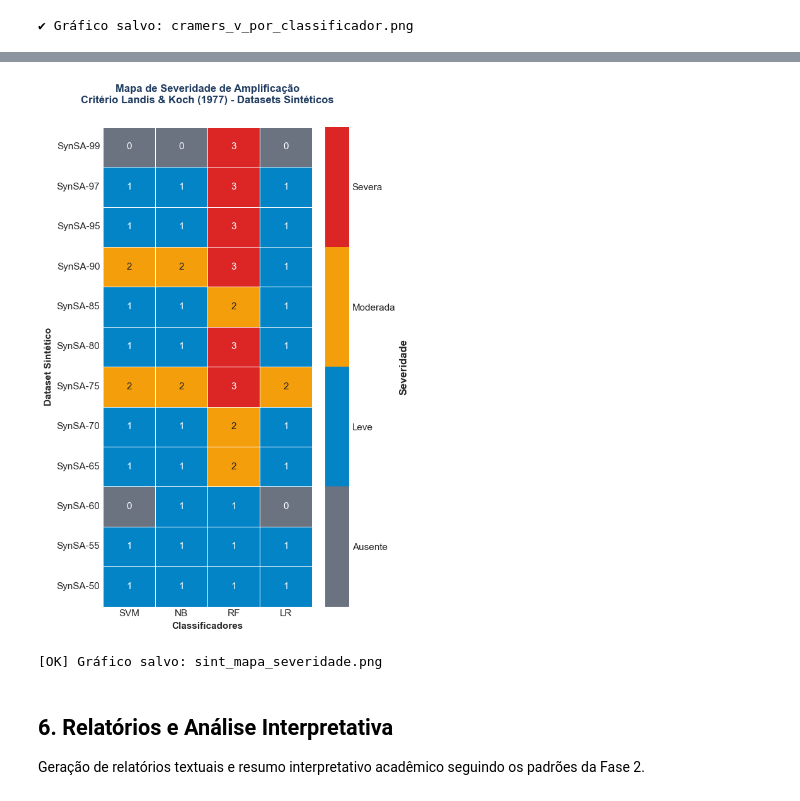
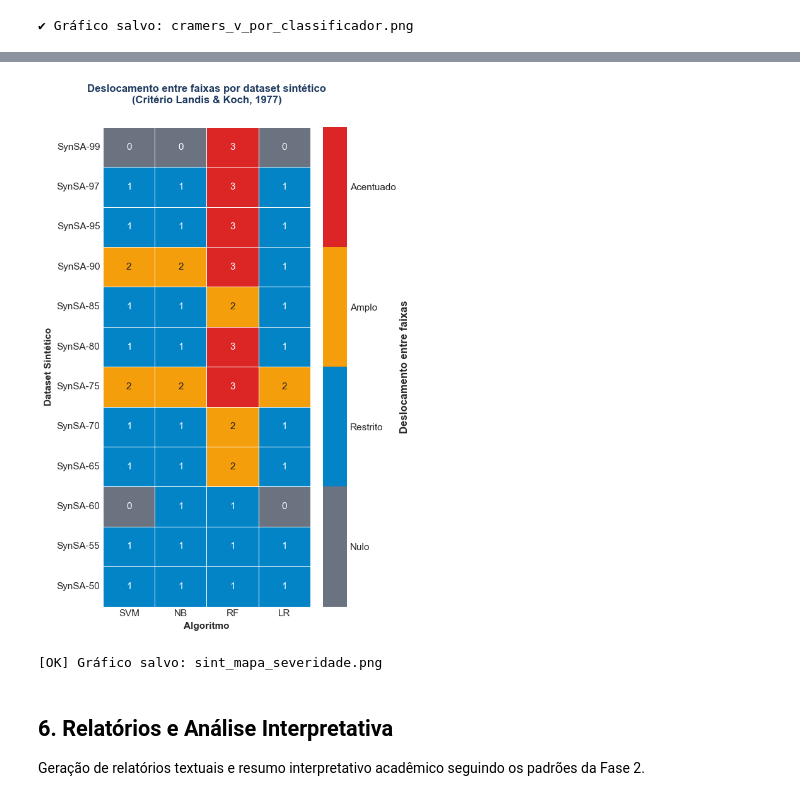
Before and after one commit to alexfeitosa72/MIVA, a Jupyter notebook: fase3_dados_sinteticos.ipynb, the cells around one changed output, grey strips where cells are left out. Cells and saved outputs as stored; diff of their text form; code cells hidden in the pictures.

```diff
--- a/fase3_dados_sinteticos.ipynb
+++ b/fase3_dados_sinteticos.ipynb
@@ -102,10 +102,10 @@ COR_NEUTRA = '#6B7280'
 COR_POSITIVA = '#0284C7'
 
 SEV_COLORS = {
-    'Ausente': '#6B7280',
-    'Leve': '#0284C7',
-    'Moderada': '#F59E0B',
-    'Severa': '#DC2626'
+    'Nulo': '#6B7280',
+    'Restrito': '#0284C7',
+    'Amplo': '#F59E0B',
+    'Acentuado': '#DC2626'
 }
 
 plt.rcParams.update({
@@ -239,8 +239,8 @@ def classificar_severidade_por_queda_de_faixas(kappa_inicial, kappa_modelos):
 
     faixas_perdidas = max(0, LK_RANK.get(faixa_inicial, 0) - LK_RANK.get(faixa_modelo, 0))
 
-    SEVERIDADE = {0: "Ausente", 1: "Leve", 2: "Moderada"}
-    severidade = SEVERIDADE.get(faixas_perdidas, "Severa")
+    SEVERIDADE = {0: "Nulo", 1: "Restrito", 2: "Amplo"}
+    severidade = SEVERIDADE.get(faixas_perdidas, "Acentuado")
 
     return severidade, faixas_perdidas, faixa_inicial, faixa_modelo
 
@@ -1138,47 +1138,47 @@ print("✔ Gráfico salvo: heatmap_kappa.png")
 heatmap_severidade = df_delta.copy()
 
 # Mapear severidade para valores numéricos (para colormap)
-sev_map = {'Ausente': 0, 'Leve': 1, 'Moderada': 2, 'Severa': 3}
+sev_map = {'Nulo': 0, 'Restrito': 1, 'Amplo': 2, 'Acentuado': 3}
 
 # Lista de classificadores usados neste notebook
 modelos_lista = ['SVM', 'NB', 'RF', 'LR']
 
 severidade_matriz = pd.DataFrame()
 for modelo in modelos_lista:
     col_sev = f'{modelo} Sev'
     severidade_matriz[modelo] = heatmap_severidade[col_sev].map(sev_map)
 
 severidade_matriz.index = heatmap_severidade['Dataset']
 
 fig, ax = plt.subplots(figsize=(6, 9))
 
 # Colormap customizado
 cmap_sev = plt.matplotlib.colors.ListedColormap([
-    SEV_COLORS['Ausente'], SEV_COLORS['Leve'],
-    SEV_COLORS['Moderada'], SEV_COLORS['Severa']
+    SEV_COLORS['Nulo'], SEV_COLORS['Restrito'],
+    SEV_COLORS['Amplo'], SEV_COLORS['Acentuado']
 ])
 
 sns.heatmap(severidade_matriz, annot=True, fmt='d', cmap=cmap_sev, vmin=0, vmax=3,
-            cbar_kws={'label': 'Severidade', 'ticks': [0.375, 1.125, 1.875, 2.625]},
+            cbar_kws={'label': 'Deslocamento entre faixas', 'ticks': [0.375, 1.125, 1.875, 2.625]},
             linewidths=0.5, linecolor='white', ax=ax)
 
 # Customizar colorbar
 cbar = ax.collections[0].colorbar
-cbar.set_ticklabels(['Ausente', 'Leve', 'Moderada', 'Severa'])
+cbar.set_ticklabels(['Nulo', 'Restrito', 'Amplo', 'Acentuado'])
 
-ax.set_title("Mapa de Severidade de Amplificação\n"
-             "Critério Landis & Koch (1977) - Datasets Sintéticos\n",
+ax.set_title("Deslocamento entre faixas por dataset sintético\n"
+             "(Critério Landis & Koch, 1977)\n",
              fontsize=12, fontweight='bold', color=NATURE_ACCENT, pad=15)
 ax.set_ylabel('Dataset Sintético', fontsize=11, fontweight='bold')
-ax.set_xlabel('Classificadores', fontsize=11, fontweight='bold')
+ax.set_xlabel('Algoritmo', fontsize=11, fontweight='bold')
 
 plt.tight_layout()
 plt.savefig(GRAFICOS_DIR / 'sint_mapa_severidade.png', dpi=300, bbox_inches='tight')
 plt.show()
 
 print("\n[OK] Gráfico salvo: sint_mapa_severidade.png")
 # %% [output]
-[figure, old version]
+[figure, new version]
 [OK] Gráfico salvo: sint_mapa_severidade.png
 # %% [markdown]
 ## 6. Relatórios e Análise Interpretativa
```
Also changed, not shown: parts of 4 cells of this notebook, 32 other files.
